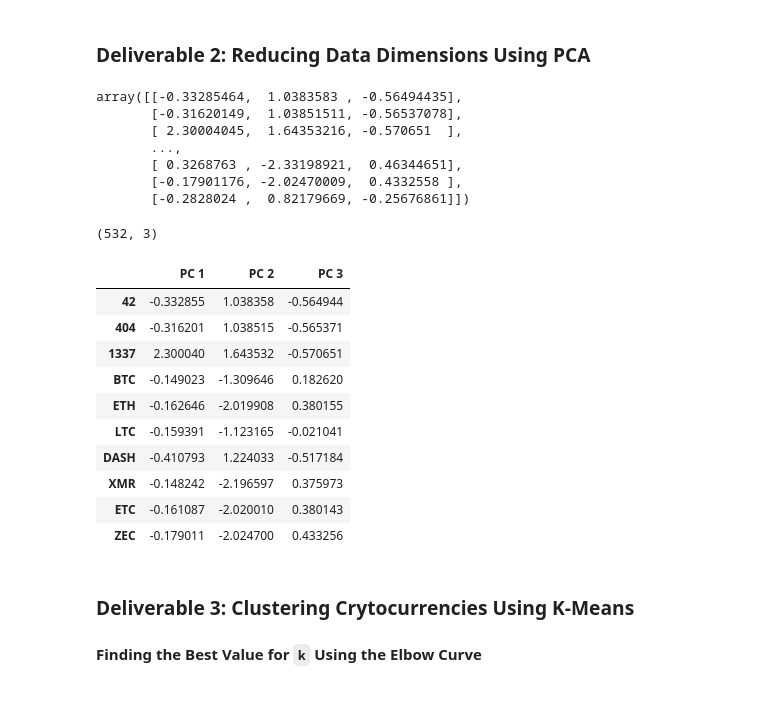
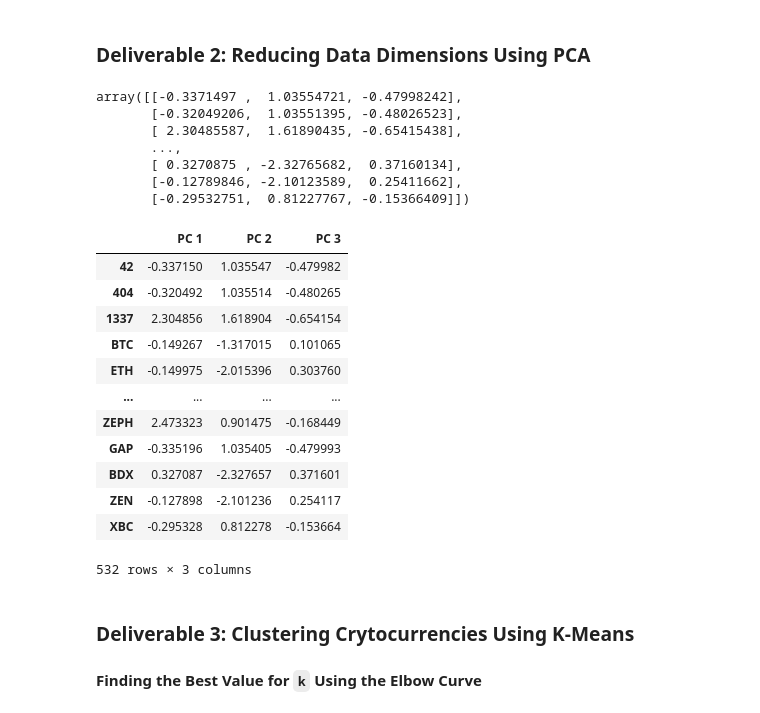
Before and after one commit to monalvrz/Cryptocurrencies, a Jupyter notebook: crypto_clustering.ipynb, the cells around one changed output. Saved outputs shown, nothing was run; the diff lists cells and outputs as text; code cells hidden in the pictures.

```diff
--- a/crypto_clustering.ipynb
+++ b/crypto_clustering.ipynb
@@ -195,31 +195,36 @@ array([[-0.11710817, -0.1528703 , -0.0433963 , -0.0433963 , -0.0433963 ,
 ### Deliverable 2: Reducing Data Dimensions Using PCA
 # %%
 # Using PCA to reduce dimension to three principal components.
-# YOUR CODE HERE
+pca = PCA(n_components=3)
+crypto_pca = pca.fit_transform(X)
+crypto_pca
 # %% [output]
-array([[-0.33285464,  1.0383583 , -0.56494435],
-       [-0.31620149,  1.03851511, -0.56537078],
-       [ 2.30004045,  1.64353216, -0.570651  ],
+array([[-0.3371497 ,  1.03554721, -0.47998242],
+       [-0.32049206,  1.03551395, -0.48026523],
+       [ 2.30485587,  1.61890435, -0.65415438],
        ...,
-       [ 0.3268763 , -2.33198921,  0.46344651],
-       [-0.17901176, -2.02470009,  0.4332558 ],
-       [-0.2828024 ,  0.82179669, -0.25676861]])
+       [ 0.3270875 , -2.32765682,  0.37160134],
+       [-0.12789846, -2.10123589,  0.25411662],
+       [-0.29532751,  0.81227767, -0.15366409]])
 # %%
 # Create a DataFrame with the three principal components.
-# YOUR CODE HERE
+pcs_df = pd.DataFrame(
+        data=crypto_pca, columns=["PC 1", "PC 2", "PC 3"], index=crypto_df.index)
+pcs_df
 # %% [output]
+|  | PC 1 | PC 2 | PC 3 |
+| 42 | -0.337150 | 1.035547 | -0.479982 |
+| 404 | -0.320492 | 1.035514 | -0.480265 |
+| 1337 | 2.304856 | 1.618904 | -0.654154 |
+| BTC | -0.149267 | -1.317015 | 0.101065 |
+| ETH | -0.149975 | -2.015396 | 0.303760 |
+| ... | ... | ... | ... |
+| ZEPH | 2.473323 | 0.901475 | -0.168449 |
+| GAP | -0.335196 | 1.035405 | -0.479993 |
+| BDX | 0.327087 | -2.327657 | 0.371601 |
+| ZEN | -0.127898 | -2.101236 | 0.254117 |
+| XBC | -0.295328 | 0.812278 | -0.153664 |
-(532, 3)
+532 rows × 3 columns
-|  | PC 1 | PC 2 | PC 3 |
-| 42 | -0.332855 | 1.038358 | -0.564944 |
-| 404 | -0.316201 | 1.038515 | -0.565371 |
-| 1337 | 2.300040 | 1.643532 | -0.570651 |
-| BTC | -0.149023 | -1.309646 | 0.182620 |
-| ETH | -0.162646 | -2.019908 | 0.380155 |
-| LTC | -0.159391 | -1.123165 | -0.021041 |
-| DASH | -0.410793 | 1.224033 | -0.517184 |
-| XMR | -0.148242 | -2.196597 | 0.375973 |
-| ETC | -0.161087 | -2.020010 | 0.380143 |
-| ZEC | -0.179011 | -2.024700 | 0.433256 |
 # %% [markdown]
 ### Deliverable 3: Clustering Crytocurrencies Using K-Means
 
```
